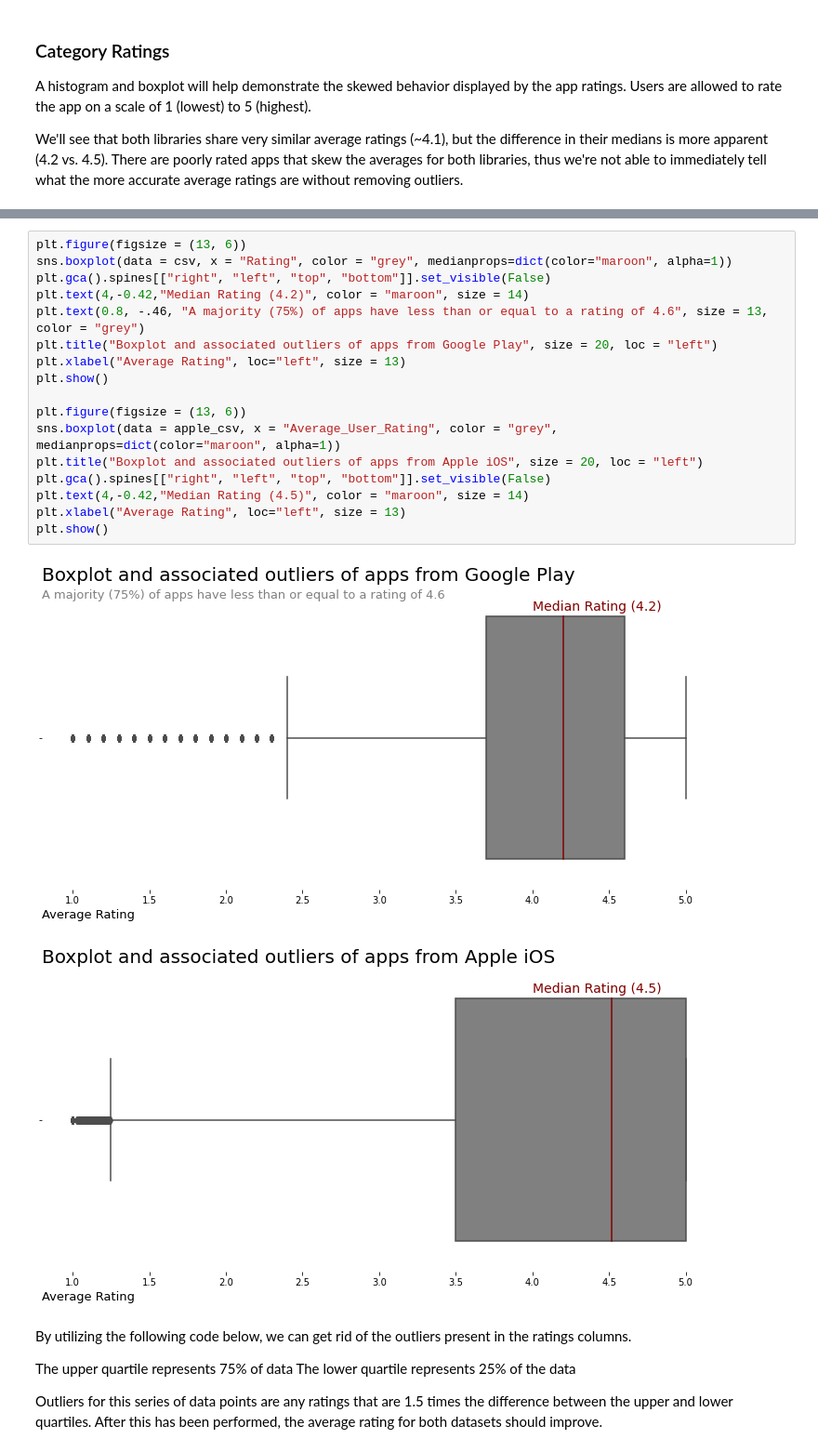
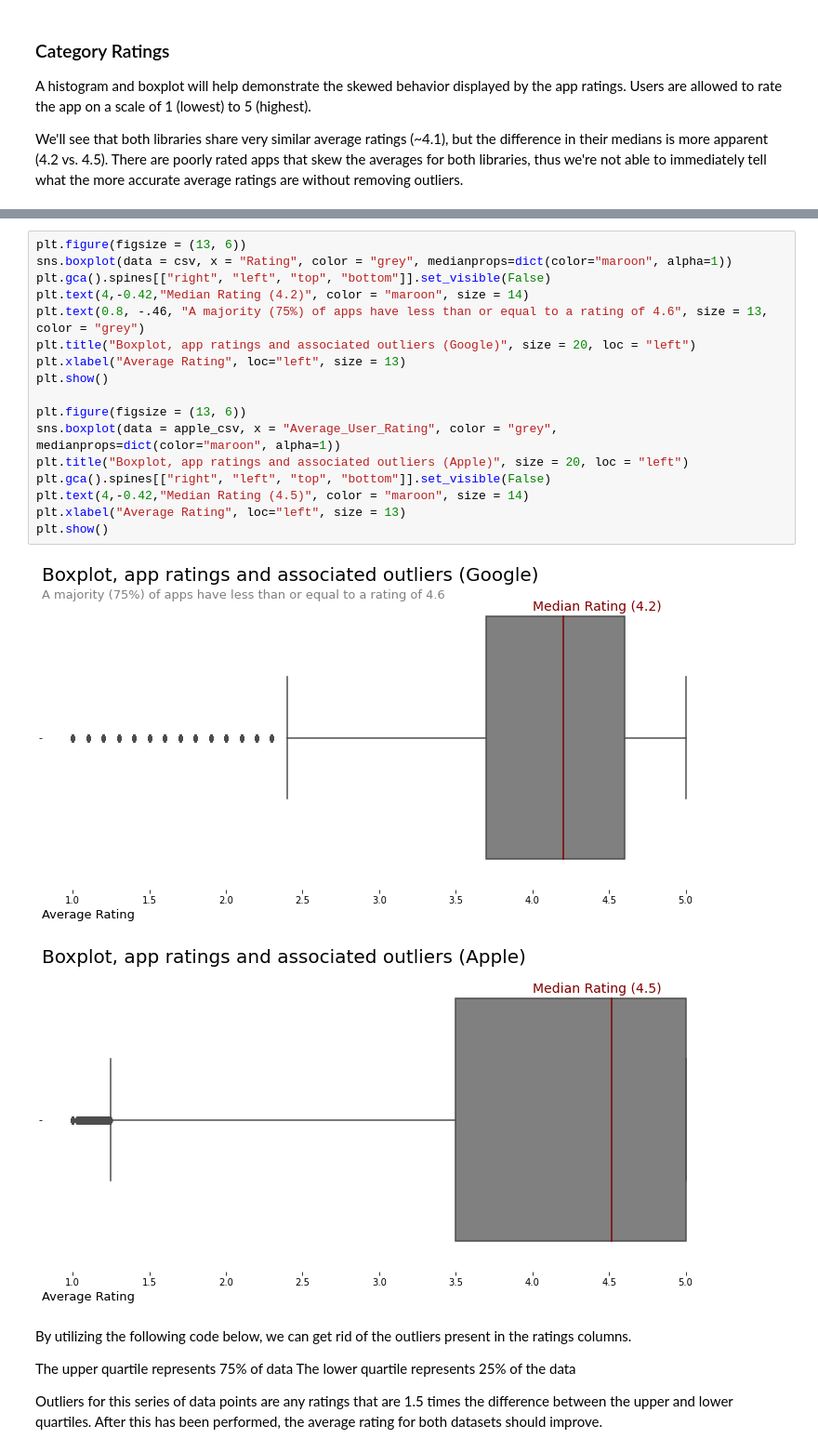
Before and after one commit to paul-trood/Portfolio-Mobile_app_recommendations, a Jupyter notebook: app_profile.ipynb, the cells around one changed output, grey strips where cells are left out. Shown at 93% size. Drawn from its saved outputs; the diff is of its cells as text.

```diff
--- a/app_profile.ipynb
+++ b/app_profile.ipynb
@@ -380,23 +380,23 @@ plt.show()
 # %%
 plt.figure(figsize = (13, 6))
 sns.boxplot(data = csv, x = "Rating", color = "grey", medianprops=dict(color="maroon", alpha=1))
 plt.gca().spines[["right", "left", "top", "bottom"]].set_visible(False)
 plt.text(4,-0.42,"Median Rating (4.2)", color = "maroon", size = 14)
 plt.text(0.8, -.46, "A majority (75%) of apps have less than or equal to a rating of 4.6", size = 13, color = "grey")
-plt.title("Boxplot and associated outliers of apps from Google Play", size = 20, loc = "left")
+plt.title("Boxplot, app ratings and associated outliers (Google)", size = 20, loc = "left")
 plt.xlabel("Average Rating", loc="left", size = 13)
 plt.show()
 
 plt.figure(figsize = (13, 6))
 sns.boxplot(data = apple_csv, x = "Average_User_Rating", color = "grey", medianprops=dict(color="maroon", alpha=1))
-plt.title("Boxplot and associated outliers of apps from Apple iOS", size = 20, loc = "left")
+plt.title("Boxplot, app ratings and associated outliers (Apple)", size = 20, loc = "left")
 plt.gca().spines[["right", "left", "top", "bottom"]].set_visible(False)
 plt.text(4,-0.42,"Median Rating (4.5)", color = "maroon", size = 14)
 plt.xlabel("Average Rating", loc="left", size = 13)
 plt.show()
 # %% [output]
-[figure, old version]
+[figure, new version]
-[figure, old version]
+[figure, new version]
 # %% [markdown]
 By utilizing the following code below, we can get rid of the outliers present in the ratings columns.
 
```
Also changed, not shown: parts of 19 cells of this notebook.
